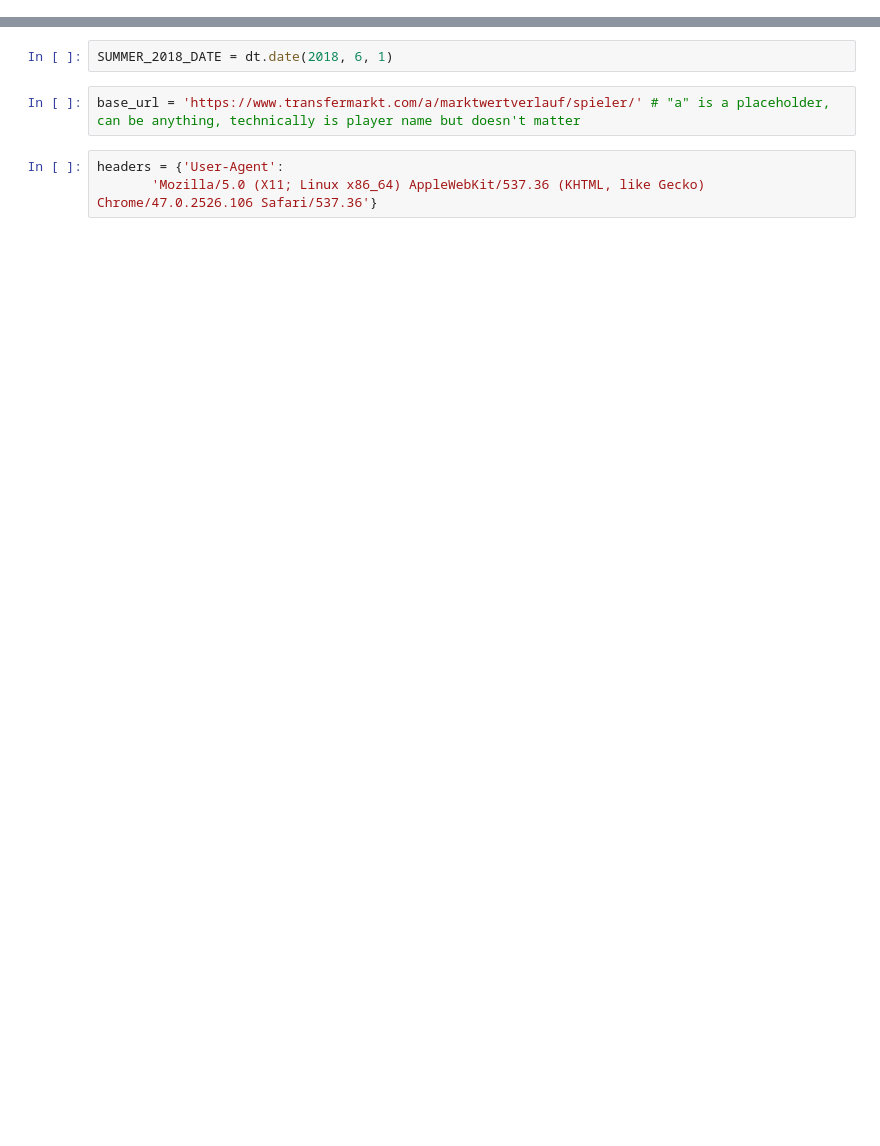
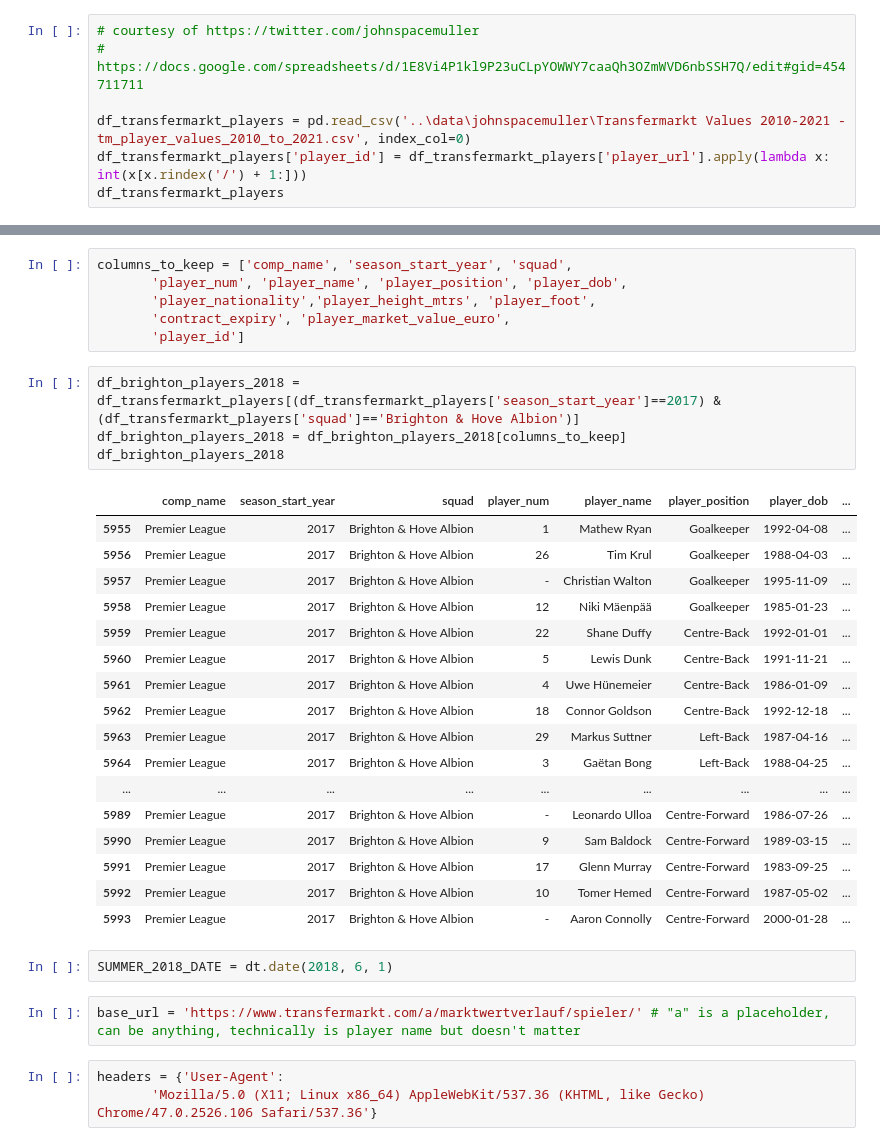
Before and after one commit to lyonjust/soccermatics, a Jupyter notebook: Assignment 2/get-transfermarkt-market-values.ipynb, the cells around one changed output, grey strips where cells are left out. Cells and saved outputs as stored; diff of their text form; blank space fills up the shorter version.

```diff
--- a/Assignment 2/get-transfermarkt-market-values.ipynb
+++ b/Assignment 2/get-transfermarkt-market-values.ipynb
@@ -6,0 +13,7 @@ import datetime as dt
+# %%
+# courtesy of https://twitter.com/johnspacemuller
+# https://docs.google.com/spreadsheets/d/1E8Vi4P1kl9P23uCLpYOWWY7caaQh3OZmWVD6nbSSH7Q/edit#gid=454711711
+
+df_transfermarkt_players = pd.read_csv('..\data\johnspacemuller\Transfermarkt Values 2010-2021 - tm_player_values_2010_to_2021.csv', index_col=0)
+df_transfermarkt_players['player_id'] = df_transfermarkt_players['player_url'].apply(lambda x: int(x[x.rindex('/') + 1:]))
+df_transfermarkt_players
@@ -7,3 +34,31 @@ import datetime as dt
+# %%
+columns_to_keep = ['comp_name', 'season_start_year', 'squad',
+       'player_num', 'player_name', 'player_position', 'player_dob',
+       'player_nationality','player_height_mtrs', 'player_foot',
+       'contract_expiry', 'player_market_value_euro',
+       'player_id']
+# %%
+df_brighton_players_2018 = df_transfermarkt_players[(df_transfermarkt_players['season_start_year']==2017) & (df_transfermarkt_players['squad']=='Brighton & Hove Albion')]
+df_brighton_players_2018 = df_brighton_players_2018[columns_to_keep]
+df_brighton_players_2018
+# %% [output]
+|  | comp_name | season_start_year | squad | player_num | player_name | player_position | player_dob | ... |
+| 5955 | Premier League | 2017 | Brighton & Hove Albion | 1 | Mathew Ryan | Goalkeeper | 1992-04-08 | ... |
+| 5956 | Premier League | 2017 | Brighton & Hove Albion | 26 | Tim Krul | Goalkeeper | 1988-04-03 | ... |
+| 5957 | Premier League | 2017 | Brighton & Hove Albion | - | Christian Walton | Goalkeeper | 1995-11-09 | ... |
+| 5958 | Premier League | 2017 | Brighton & Hove Albion | 12 | Niki Mäenpää | Goalkeeper | 1985-01-23 | ... |
+| 5959 | Premier League | 2017 | Brighton & Hove Albion | 22 | Shane Duffy | Centre-Back | 1992-01-01 | ... |
+| 5960 | Premier League | 2017 | Brighton & Hove Albion | 5 | Lewis Dunk | Centre-Back | 1991-11-21 | ... |
+| 5961 | Premier League | 2017 | Brighton & Hove Albion | 4 | Uwe Hünemeier | Centre-Back | 1986-01-09 | ... |
+| 5962 | Premier League | 2017 | Brighton & Hove Albion | 18 | Connor Goldson | Centre-Back | 1992-12-18 | ... |
+| 5963 | Premier League | 2017 | Brighton & Hove Albion | 29 | Markus Suttner | Left-Back | 1987-04-16 | ... |
+| 5964 | Premier League | 2017 | Brighton & Hove Albion | 3 | Gaëtan Bong | Left-Back | 1988-04-25 | ... |
+| ... | ... | ... | ... | ... | ... | ... | ... | ... |
+| 5989 | Premier League | 2017 | Brighton & Hove Albion | - | Leonardo Ulloa | Centre-Forward | 1986-07-26 | ... |
+| 5990 | Premier League | 2017 | Brighton & Hove Albion | 9 | Sam Baldock | Centre-Forward | 1989-03-15 | ... |
+| 5991 | Premier League | 2017 | Brighton & Hove Albion | 17 | Glenn Murray | Centre-Forward | 1983-09-25 | ... |
+| 5992 | Premier League | 2017 | Brighton & Hove Albion | 10 | Tomer Hemed | Centre-Forward | 1987-05-02 | ... |
+| 5993 | Premier League | 2017 | Brighton & Hove Albion | - | Aaron Connolly | Centre-Forward | 2000-01-28 | ... |
 # %%
 SUMMER_2018_DATE = dt.date(2018, 6, 1)
 # %%
```
Also changed, not shown: parts of 7 cells of this notebook.
